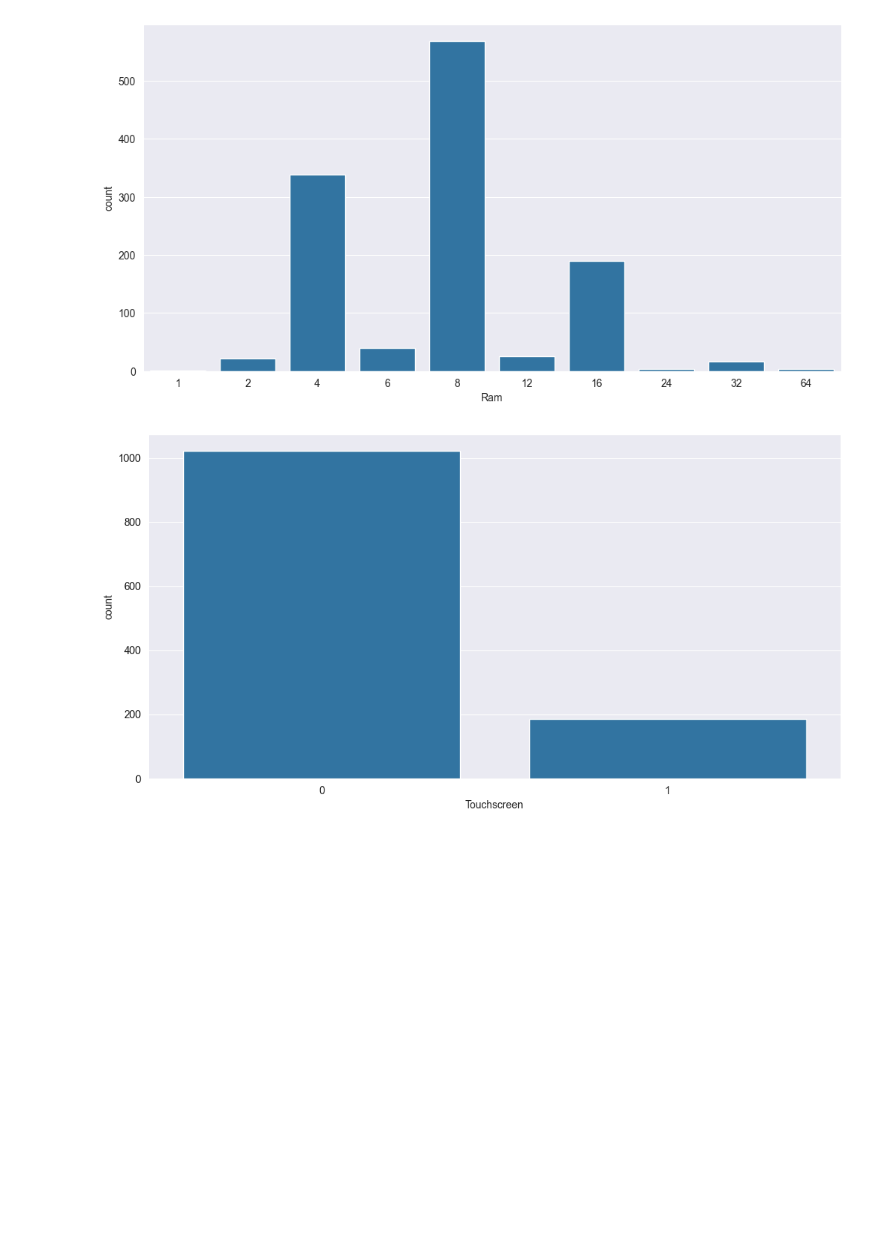
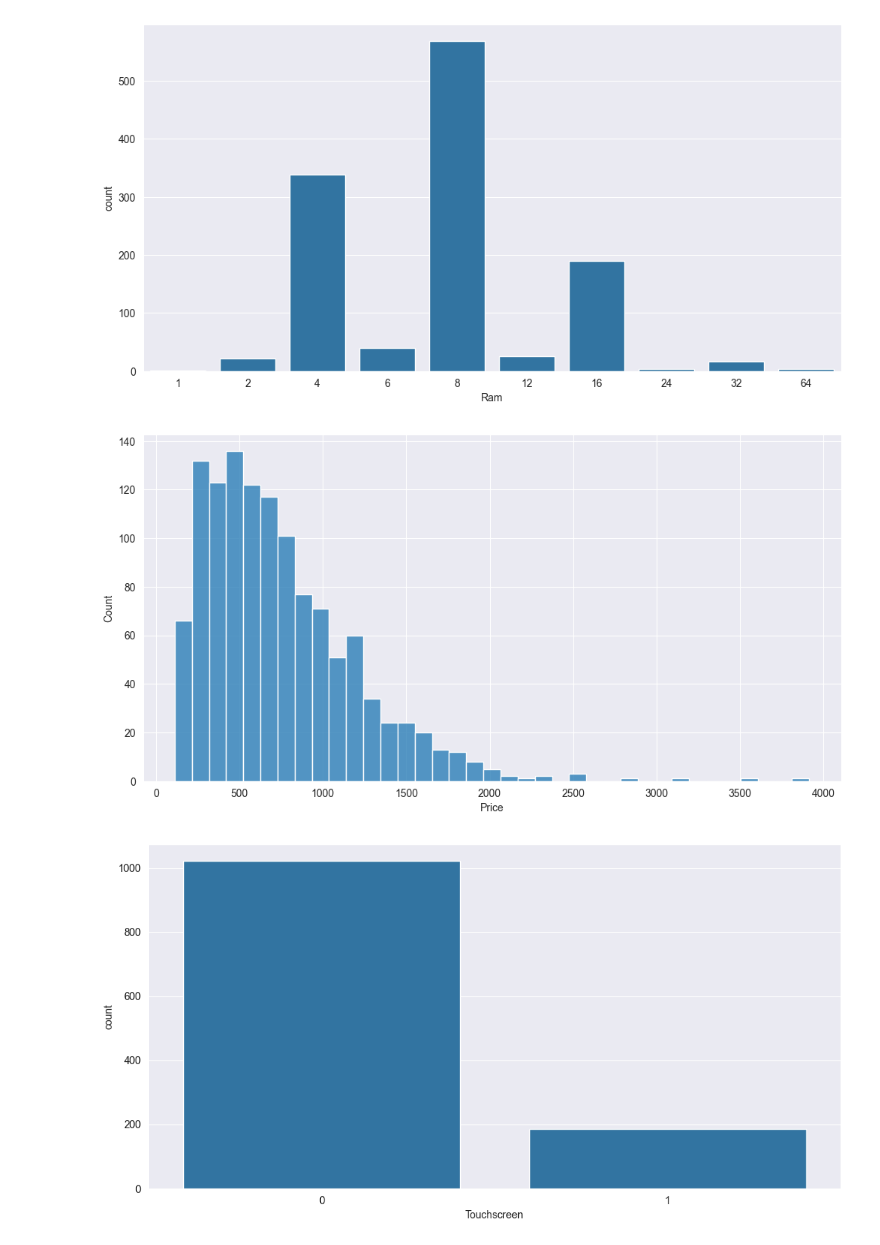
Before and after one commit to KishanYern/Data-Science-Project, a Jupyter notebook: Laptop Price Prediction Project/laptopData.ipynb, the cells around one changed output. Cells and saved outputs as stored; diff of their text form; code cells hidden in the pictures; blank space fills up the shorter version.

```diff
--- a/Laptop Price Prediction Project/laptopData.ipynb
+++ b/Laptop Price Prediction Project/laptopData.ipynb
@@ -404,6 +404,11 @@ sns.countplot(x=df['Ram'])
 plt.show() # most laptops have 8GB RAM
 # %% [output]
 [figure]
+# %%
+sns.histplot(x=df['Price'])
+plt.show() # most laptops are priced between 300 and 1000 USD, the plot is also right skewed
+# %% [output]
+[figure, added]
 # %%
 sns.countplot(x=df['Touchscreen'])
 plt.show() #plotting the count of touchscreen laptops
```
Also changed, not shown: parts of 20 cells of this notebook.
